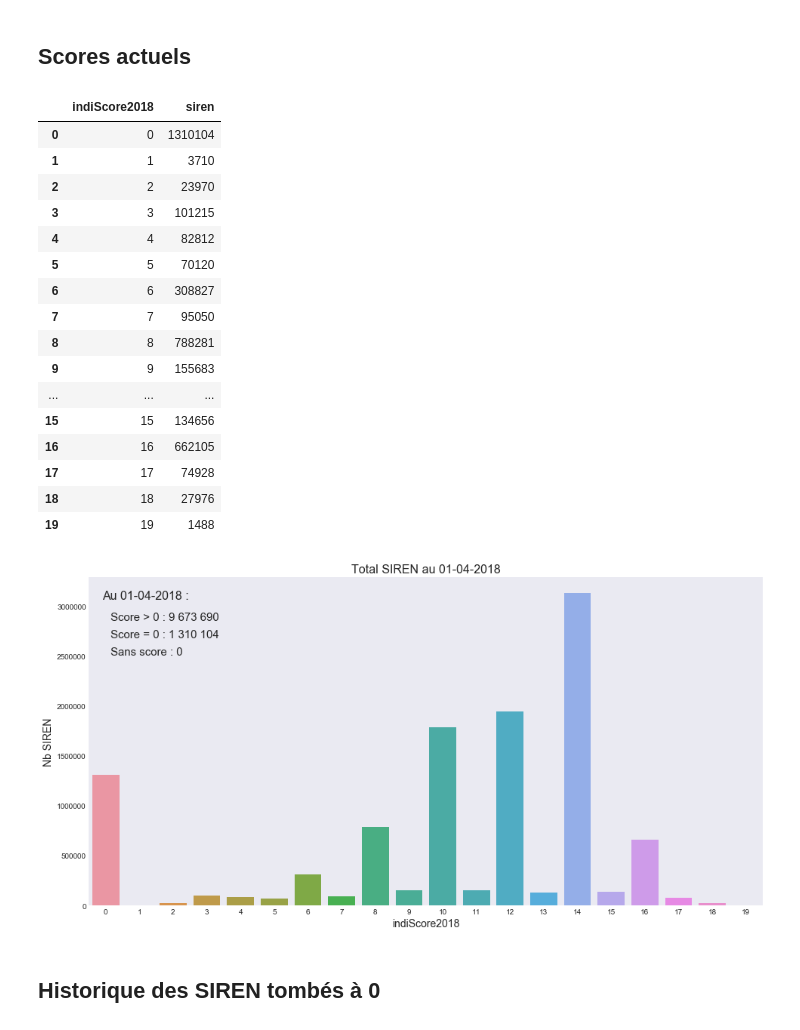
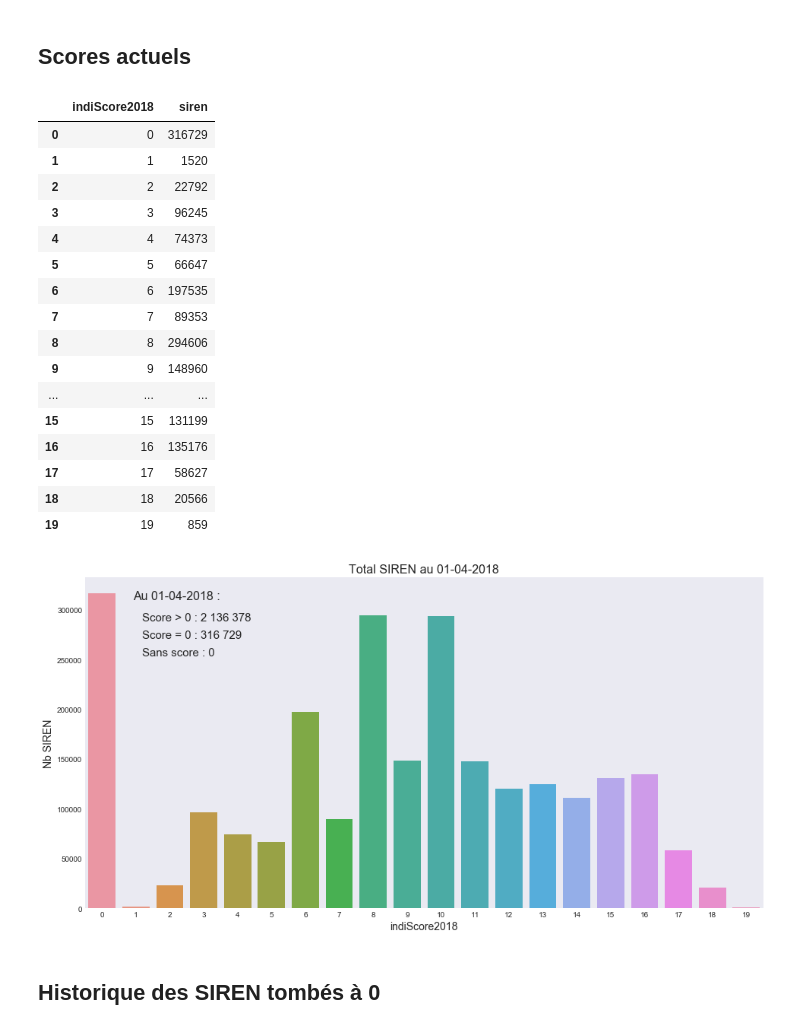
Before and after one commit to morganscao/Projet8, a Jupyter notebook: stats_5_ans.ipynb, the cells around one changed output. Drawn from its saved outputs; the diff is of its cells as text; code cells hidden in the pictures.

```diff
--- a/stats_5_ans.ipynb
+++ b/stats_5_ans.ipynb
@@ -1,12 +1,17 @@
 # %% [markdown]
 # Stats sur 5 ans
 # %%
+########## PARAMETRAGE #########
+CT_CJ = 5 # 0 pour prendre toutes les catégories juridiques
+
 # Répertoire du fichier en local
 CT_DIR_DATA = 'C:/Users/Mscao/OneDrive - INTESCIA/export/'
-CT_DIR_SAVE = 'docs/images/'
+# Sauvegarde des graphiques
+CT_DIR_SAVE = 'Rapport/images/'
 
 from datetime import datetime, timedelta
 DTREF = datetime(2018,4,1)
+########## PARAMETRAGE #########
 # %% [markdown]
 ## Chargement
 # %%
@@ -20,7 +26,12 @@ import seaborn as sns
 from time import time
 # %%
 # Lecture
-df = pd.read_csv(CT_DIR_DATA + 'stats_5_ans_PROD.csv', sep=";", na_values=r"\0")
+n = 'stats_5_ans_PROD'
+if CT_CJ > 0:
+    n = n + '_CJ%s' % str(CT_CJ)
+n = CT_DIR_DATA + n + '.csv'
+print('reading', n, '...')
+df = pd.read_csv(n, sep=";", na_values=r"\0")
 print(df.shape)
 print(len(set(df.siren)), 'SIREN')
 
@@ -116,45 +110,45 @@ df['lastTypeEvents'] = df['lastTypeEven'] +';'+ df['lastTypeEven2']
 # %%
 myTitre = 'Total SIREN au ' + DTREF.strftime('%d-%m-%Y')
 col1 = 'indiScore' + str(DTREF.year)
 n1 = '{:,}'.format(len(df[df[col1]>0])).replace(',', ' ')
 n2 = '{:,}'.format(len(df[df[col1]==0])).replace(',', ' ')
 n3 = '{:,}'.format(len(df[df[col1].isnull()])).replace(',', ' ')
 
 stats = df[df[col1].notnull()].groupby(col1)['siren'].aggregate('count').reset_index().sort_values(col1, ascending=True)
 stats[col1] = stats[col1].astype('int64')
 display(stats)
 
 fig, ax = plt.subplots(figsize=(16, 8))
 sns.barplot(stats[col1], stats.siren)
 plt.title(myTitre, fontsize=16)
 plt.xlabel(col1, fontsize=14)
 plt.ylabel('Nb SIREN', fontsize=14)
 sns.set_style('dark')
-fig.text(.14, .85, 'Au '+DTREF.strftime('%d-%m-%Y')+' :', ha='left', va='top', size=16)
-fig.text(.15, .80, 'Score > 0 : '+n1, ha='left', va='top', size=15)
-fig.text(.15, .76, 'Score = 0 : '+n2, ha='left', va='top', size=15)
-fig.text(.15, .72, 'Sans score : '+n3, ha='left', va='top', size=15)
+fig.text(.18, .85, 'Au '+DTREF.strftime('%d-%m-%Y')+' :', ha='left', va='top', size=16)
+fig.text(.19, .80, 'Score > 0 : '+n1, ha='left', va='top', size=15)
+fig.text(.19, .76, 'Score = 0 : '+n2, ha='left', va='top', size=15)
+fig.text(.19, .72, 'Sans score : '+n3, ha='left', va='top', size=15)
 plt.show()
 fig.savefig(CT_DIR_SAVE + myTitre + '.png')
 # %% [output]
 |  | indiScore2018 | siren |
-| 0 | 0 | 1310104 |
-| 1 | 1 | 3710 |
-| 2 | 2 | 23970 |
-| 3 | 3 | 101215 |
-| 4 | 4 | 82812 |
-| 5 | 5 | 70120 |
-| 6 | 6 | 308827 |
-| 7 | 7 | 95050 |
-| 8 | 8 | 788281 |
-| 9 | 9 | 155683 |
+| 0 | 0 | 316729 |
+| 1 | 1 | 1520 |
+| 2 | 2 | 22792 |
+| 3 | 3 | 96245 |
+| 4 | 4 | 74373 |
+| 5 | 5 | 66647 |
+| 6 | 6 | 197535 |
+| 7 | 7 | 89353 |
+| 8 | 8 | 294606 |
+| 9 | 9 | 148960 |
 | ... | ... | ... |
-| 15 | 15 | 134656 |
-| 16 | 16 | 662105 |
-| 17 | 17 | 74928 |
-| 18 | 18 | 27976 |
-| 19 | 19 | 1488 |
+| 15 | 15 | 131199 |
+| 16 | 16 | 135176 |
+| 17 | 17 | 58627 |
+| 18 | 18 | 20566 |
+| 19 | 19 | 859 |
-[figure, old version]
+[figure, new version]
 # %% [markdown]
 ## Historique des SIREN tombés à 0
 # %%
```
Also changed, not shown: parts of 12 cells of this notebook, 16 other files.
